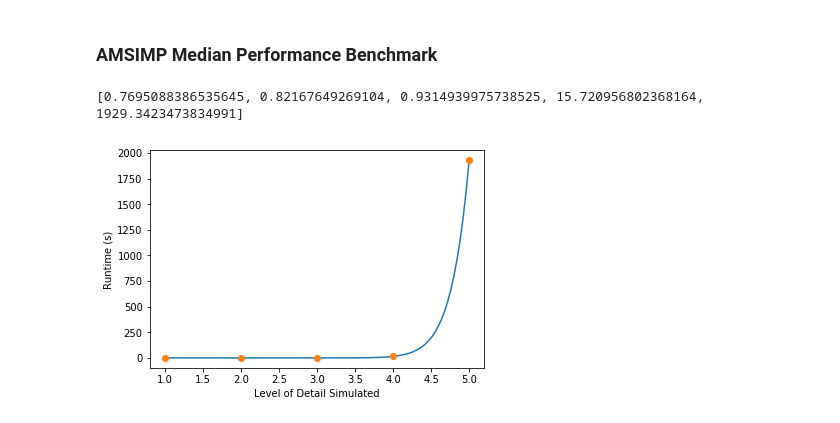
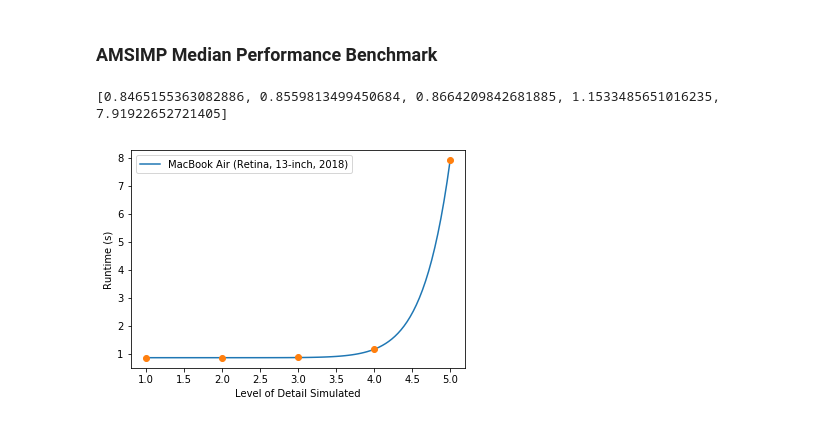
Before and after one commit to amsimp/amsimp, a Jupyter notebook: benchmarking/visualise.ipynb, the cells around one changed output. Cells and saved outputs as stored; diff of their text form; code cells hidden in the pictures.

```diff
--- a/benchmarking/visualise.ipynb
+++ b/benchmarking/visualise.ipynb
@@ -134,28 +135,33 @@ Text(0, 0.5, 'Exner Function')
 # %% [markdown]
 ## Benchmarking Results
 # %%
-data = pd.read_csv('benchmarking/benchmarking_data.csv')
+data_mac = pd.read_csv('benchmarking/macbook_benchmark.csv')
 
 max_detail_level = 5
 
-data = data.sort_values(['detail_level', 'time'], ascending = [True, True])
+data_mac = data_mac.sort_values(['detail_level', 'time'], ascending = [True, True])
 # %% [markdown]
 ### AMSIMP Mean Performance Benchmark
 # %%
-mean = []
+mean_mac = []
+mean_googlevm = []
+mean_windows = []
 
 for detail in range(max_detail_level):
-    mean.append(data[(data['detail_level'] == detail + 1)]['time'].mean())
+    mean_mac.append(data_mac[(data_mac['detail_level'] == detail + 1)]['time'].mean())
 
 detail_level = np.arange(1, max_detail_level + 1)
 
-x = np.linspace(1, 5, 100)
-y = 24026.83 + (0.8982838 - 24026.83) / (1 + (x / 5.578825) ** 22.23338)
+x_mac = np.linspace(1, 5, 100)
+y_mac = 206024.4 + (0.8700688 - 206024.4) / (1 + (x_mac / 10.41067) ** 13.99756)
 
 plt.xlabel('Level of Detail Simulated')
 plt.ylabel('Runtime (s)')
-plt.plot(x, y)
-plt.plot(detail_level, mean, 'o')
+plt.plot(x_mac, y_mac, label = 'MacBook Air (Retina, 13-inch, 2018)')
 
-print(mean)
+pylab.legend(loc='upper left')
+
+plt.plot(detail_level, mean_mac, 'o')
+
+print(mean_mac)
 # %% [output]
@@ -164,22 +170,27 @@ print(mean)
 # %% [markdown]
 ### AMSIMP Median Performance Benchmark
 # %%
-median = []
+median_mac = []
+median_googlevm = []
+mean_windows = []
 
 for detail in range(max_detail_level):
-    median.append(data[(data['detail_level'] == detail + 1)]['time'].median())
+    median_mac.append(data_mac[(data_mac['detail_level'] == detail + 1)]['time'].median())
 
 detail_level = np.arange(1, max_detail_level + 1)
 
-x = np.linspace(1, 5, 100)
-y = 78818.23 + (0.8316362 - 78818.23) / (1 + (x / 5.916093) ** 21.90709)
+x_mac = np.linspace(1, 5, 100)
+y_mac = 232593.6 + (0.854523 - 232593.6) / (1 + (x_mac / 10.41732) ** 14.17091)
 
 plt.xlabel('Level of Detail Simulated')
 plt.ylabel('Runtime (s)')
-plt.plot(x, y)
-plt.plot(detail_level, median, 'o')
+plt.plot(x_mac, y_mac, label = 'MacBook Air (Retina, 13-inch, 2018)')
 
-print(median)
+pylab.legend(loc='upper left')
+
+plt.plot(detail_level, median_mac, 'o')
+
+print(median_mac)
 # %% [output]
-[0.7695088386535645, 0.82167649269104, 0.9314939975738525, 15.720956802368164, 1929.3423473834991]
+[0.8465155363082886, 0.8559813499450684, 0.8664209842681885, 1.1533485651016235, 7.91922652721405]
-[figure, old version]
+[figure, new version]
```
Also changed, not shown: parts of 6 cells of this notebook, 10 other files.
